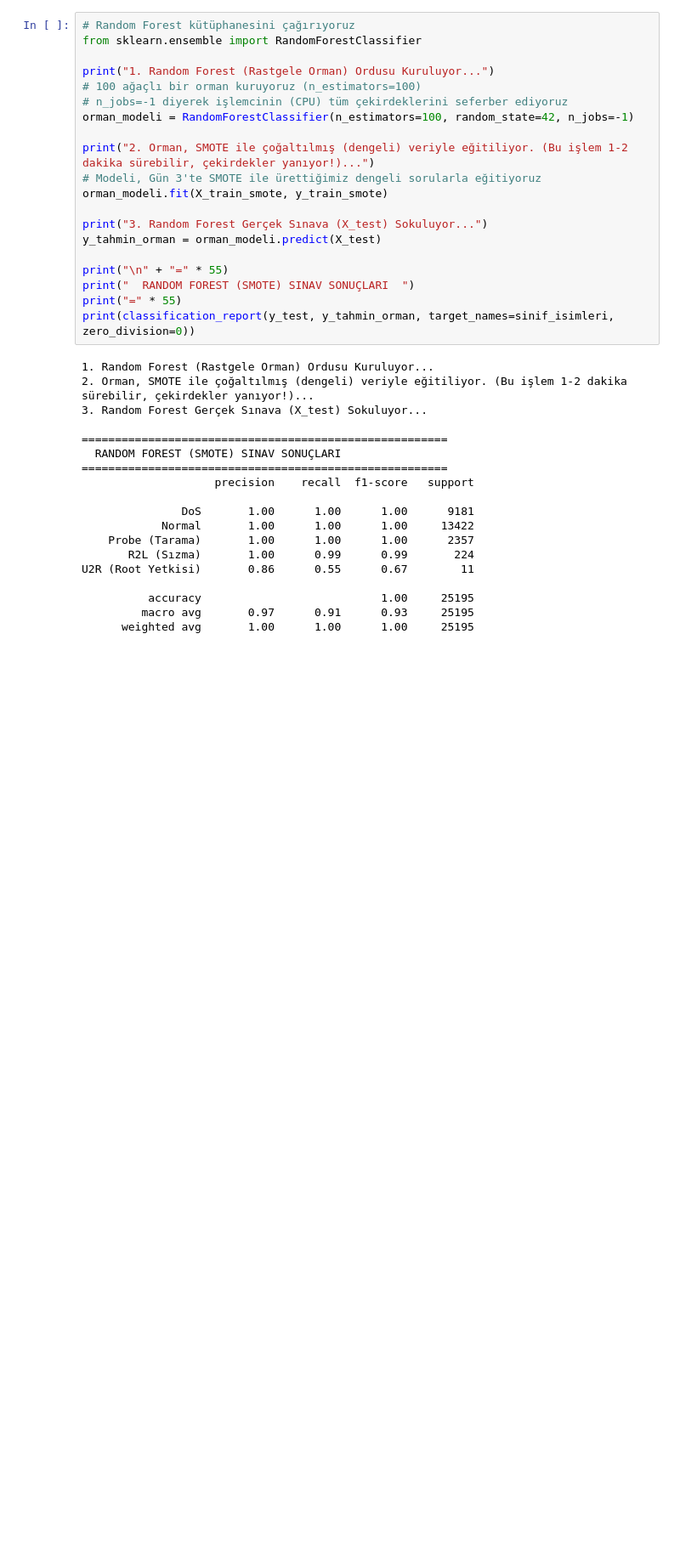
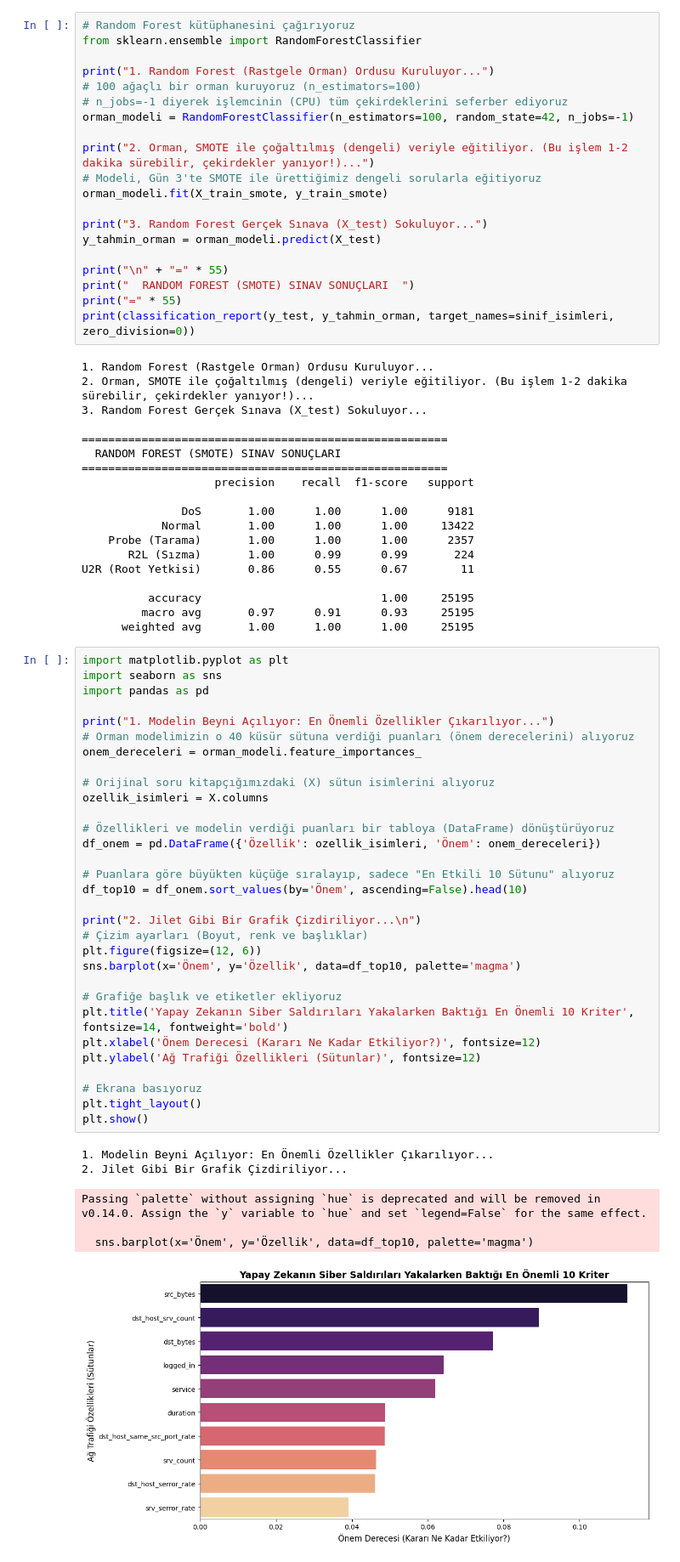
Before and after one commit to Hakan-AKILLI/Anomaly-Detection-with-SMOTE, a Jupyter notebook: SMOTE_Anomaly_Detection.ipynb, the cells around one changed output. Shown at 85% size. Saved outputs shown, nothing was run; the diff lists cells and outputs as text; blank space fills up the shorter version.

Commit message:
Gün 5: Modelin Karar Mekanizması (Feature Importance)

```diff
--- a/SMOTE_Anomaly_Detection.ipynb
+++ b/SMOTE_Anomaly_Detection.ipynb
@@ -250,3 +250,41 @@ U2R (Root Yetkisi)       0.86      0.55      0.67        11
           accuracy                           1.00     25195
          macro avg       0.97      0.91      0.93     25195
       weighted avg       1.00      1.00      1.00     25195
+# %%
+import matplotlib.pyplot as plt
+import seaborn as sns
+import pandas as pd
+
+print("1. Modelin Beyni Açılıyor: En Önemli Özellikler Çıkarılıyor...")
+# Orman modelimizin o 40 küsür sütuna verdiği puanları (önem derecelerini) alıyoruz
+onem_dereceleri = orman_modeli.feature_importances_
+
+# Orijinal soru kitapçığımızdaki (X) sütun isimlerini alıyoruz
+ozellik_isimleri = X.columns
+
+# Özellikleri ve modelin verdiği puanları bir tabloya (DataFrame) dönüştürüyoruz
+df_onem = pd.DataFrame({'Özellik': ozellik_isimleri, 'Önem': onem_dereceleri})
+
+# Puanlara göre büyükten küçüğe sıralayıp, sadece "En Etkili 10 Sütunu" alıyoruz
+df_top10 = df_onem.sort_values(by='Önem', ascending=False).head(10)
+
+print("2. Jilet Gibi Bir Grafik Çizdiriliyor...\n")
+# Çizim ayarları (Boyut, renk ve başlıklar)
+plt.figure(figsize=(12, 6))
+sns.barplot(x='Önem', y='Özellik', data=df_top10, palette='magma')
+
+# Grafiğe başlık ve etiketler ekliyoruz
+plt.title('Yapay Zekanın Siber Saldırıları Yakalarken Baktığı En Önemli 10 Kriter', fontsize=14, fontweight='bold')
+plt.xlabel('Önem Derecesi (Kararı Ne Kadar Etkiliyor?)', fontsize=12)
+plt.ylabel('Ağ Trafiği Özellikleri (Sütunlar)', fontsize=12)
+
+# Ekrana basıyoruz
+plt.tight_layout()
+plt.show()
+# %% [output]
+1. Modelin Beyni Açılıyor: En Önemli Özellikler Çıkarılıyor...
+2. Jilet Gibi Bir Grafik Çizdiriliyor...
+Passing `palette` without assigning `hue` is deprecated and will be removed in v0.14.0. Assign the `y` variable to `hue` and set `legend=False` for the same effect.
+
+  sns.barplot(x='Önem', y='Özellik', data=df_top10, palette='magma')
+[figure, added]
```
